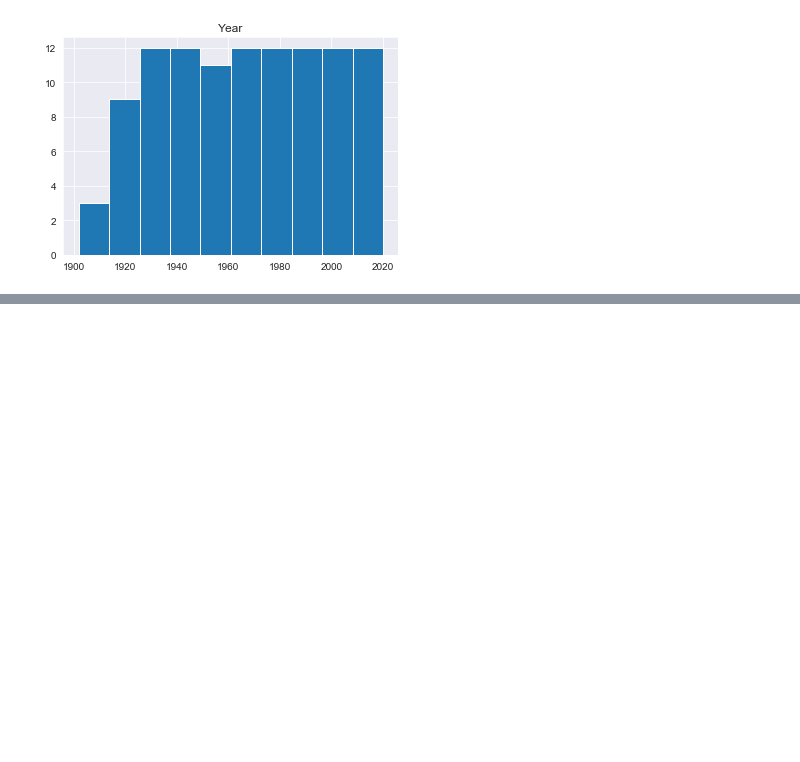
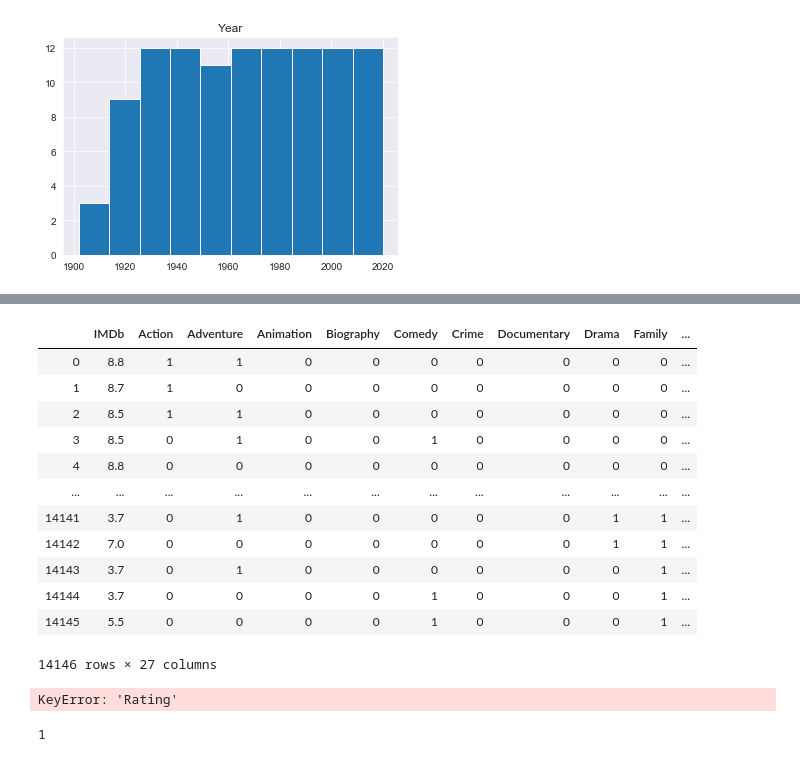
Before and after one commit to SalimAmarti/OTT_movies_Project, a Jupyter notebook: OTT project.ipynb, the cells around one changed output, grey strips where cells are left out. Cells and saved outputs as stored; diff of their text form; code cells hidden in the pictures; blank space fills up the shorter version.

Commit message:
genre rating analysis

```diff
--- a/OTT project.ipynb
+++ b/OTT project.ipynb
@@ -1005,0 +1043,2 @@ ValueError: x and y must have same first dimension, but have shapes (26,) and (1
+# %%
+top_genre_rating = data_clean.reset_index(level=0).merge(data_genres.reset_index(level=0),on='index')
@@ -1005,0 +1061,28 @@ ValueError: x and y must have same first dimension, but have shapes (26,) and (1
+# %%
+top_genre_rating=top_genre_rating.drop(['index','ID','Title','Year','Netflix','Hulu','Prime Video','Disney+','Runtime'],axis=1)
+# %%
+top_genre_rating
+# %% [output]
+|  | IMDb | Action | Adventure | Animation | Biography | Comedy | Crime | Documentary | Drama | Family | ... |
+| 0 | 8.8 | 1 | 1 | 0 | 0 | 0 | 0 | 0 | 0 | 0 | ... |
+| 1 | 8.7 | 1 | 0 | 0 | 0 | 0 | 0 | 0 | 0 | 0 | ... |
+| 2 | 8.5 | 1 | 1 | 0 | 0 | 0 | 0 | 0 | 0 | 0 | ... |
+| 3 | 8.5 | 0 | 1 | 0 | 0 | 1 | 0 | 0 | 0 | 0 | ... |
+| 4 | 8.8 | 0 | 0 | 0 | 0 | 0 | 0 | 0 | 0 | 0 | ... |
+| ... | ... | ... | ... | ... | ... | ... | ... | ... | ... | ... | ... |
+| 14141 | 3.7 | 0 | 1 | 0 | 0 | 0 | 0 | 0 | 1 | 1 | ... |
+| 14142 | 7.0 | 0 | 0 | 0 | 0 | 0 | 0 | 0 | 1 | 1 | ... |
+| 14143 | 3.7 | 0 | 1 | 0 | 0 | 0 | 0 | 0 | 0 | 1 | ... |
+| 14144 | 3.7 | 0 | 0 | 0 | 0 | 1 | 0 | 0 | 0 | 1 | ... |
+| 14145 | 5.5 | 0 | 0 | 0 | 0 | 1 | 0 | 0 | 0 | 1 | ... |
+14146 rows × 27 columns
+# %%
+genre_val = []
+rating_val = []
+for i in (0,len(top_genre_rating)):
+    for j in top_genre_rating.columns:
+        genre_val[] = j
+        if top_genre_rating[j][i] == 1:
+            top_genre_rating_col['Rating'] = top_genre_rating_col['Rating'].append(top_genre_rating['IMDb'][i])
+# %% [output]
+KeyError: 'Rating'
@@ -1005,0 +1093,4 @@ ValueError: x and y must have same first dimension, but have shapes (26,) and (1
+# %%
+test2
+# %% [output]
+1
```
Also changed, not shown: parts of 12 cells of this notebook.
